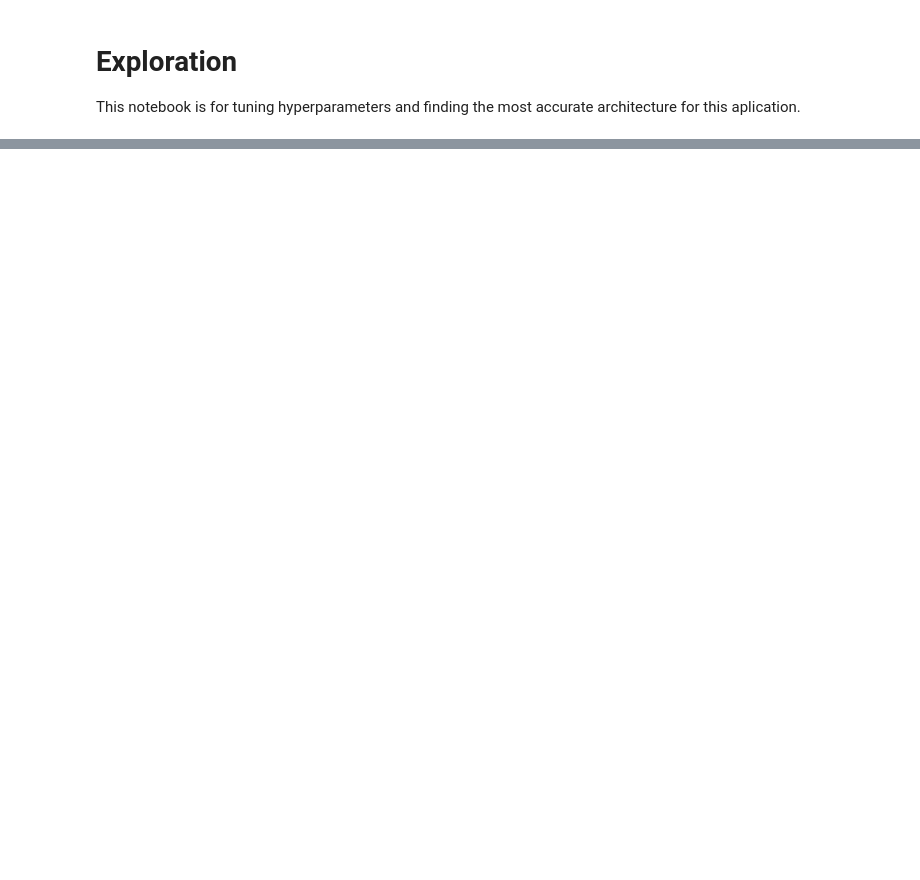
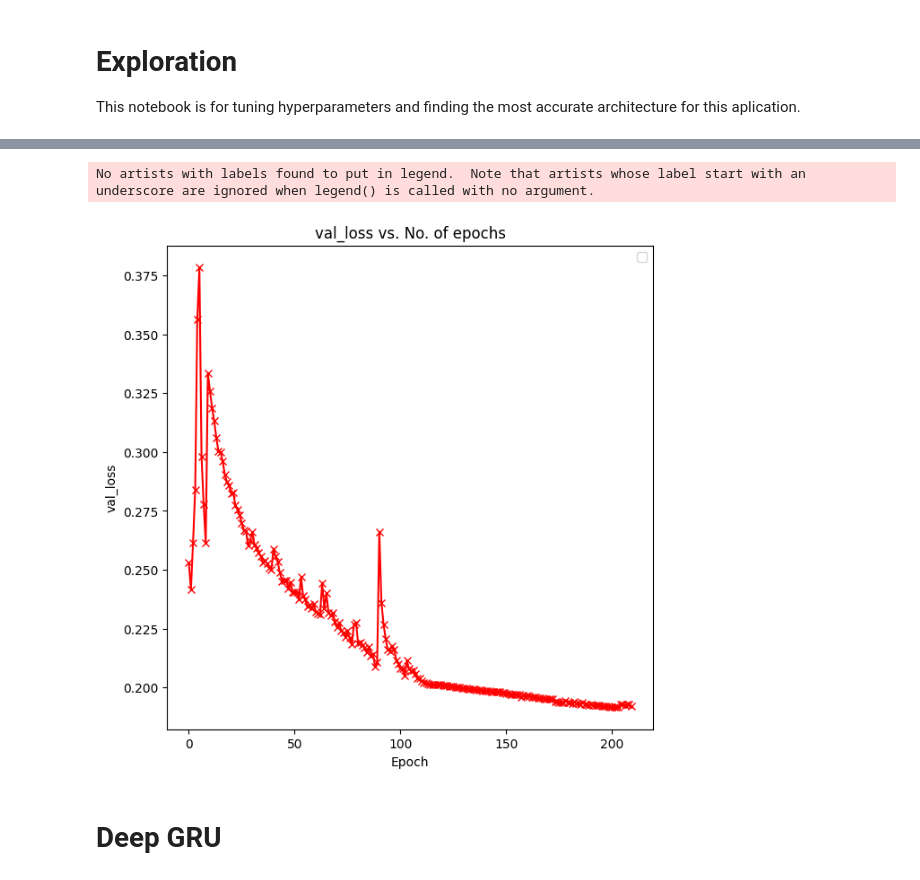
Before and after one commit to Jorgedavyd/REM-classifier, a Jupyter notebook: model/nn_exploration.ipynb, the cells around one changed output, grey strips where cells are left out. Drawn from its saved outputs; the diff is of its cells as text; code cells hidden in the pictures; blank space fills up the shorter version.

```diff
--- a/model/nn_exploration.ipynb
+++ b/model/nn_exploration.ipynb
@@ -88,0 +33,20 @@ history += fit_one_cycle(epochs, max_lr, model, train_loader, val_loader, weight
+# %%
+hidden_size = 10
+input_size = 2
+num_layers = 2
+# %%
+model = DefaultLSTM(input_size, hidden_size, num_layers, bidirectional=True, dropout=0)
+# %%
+##hyperparameters
+epochs = 10
+max_lr =1e-2
+weigth_decay = 1e-8
+grad_clip = None
+opt_func = Adam
+#opt_func = RMSprop
+#opt_func = SGD
+#lr_sched = LinearLR
+#lr_sched = StepLR
+lr_sched = None
+start_factor = 1
+end_factor = 0.333
@@ -88,0 +55,2 @@ history += fit_one_cycle(epochs, max_lr, model, train_loader, val_loader, weight
+# %%
+history += model.fit(epochs, max_lr, train_loader, val_loader, weight_decay=weigth_decay, grad_clip=grad_clip, opt_func=opt_func, lr_sched=lr_sched, start_factor=start_factor, end_factor = end_factor)
@@ -90,0 +96,8 @@ plot_losses(history)
+# %%
+metric = 'val_loss'
+plot_metrics(history, metric)
+# %% [output]
+No artists with labels found to put in legend.  Note that artists whose label start with an underscore are ignored when legend() is called with no argument.
+[figure, added]
+# %% [markdown]
+# Deep GRU
```
Also changed, not shown: parts of 35 cells of this notebook, 5 other files.
